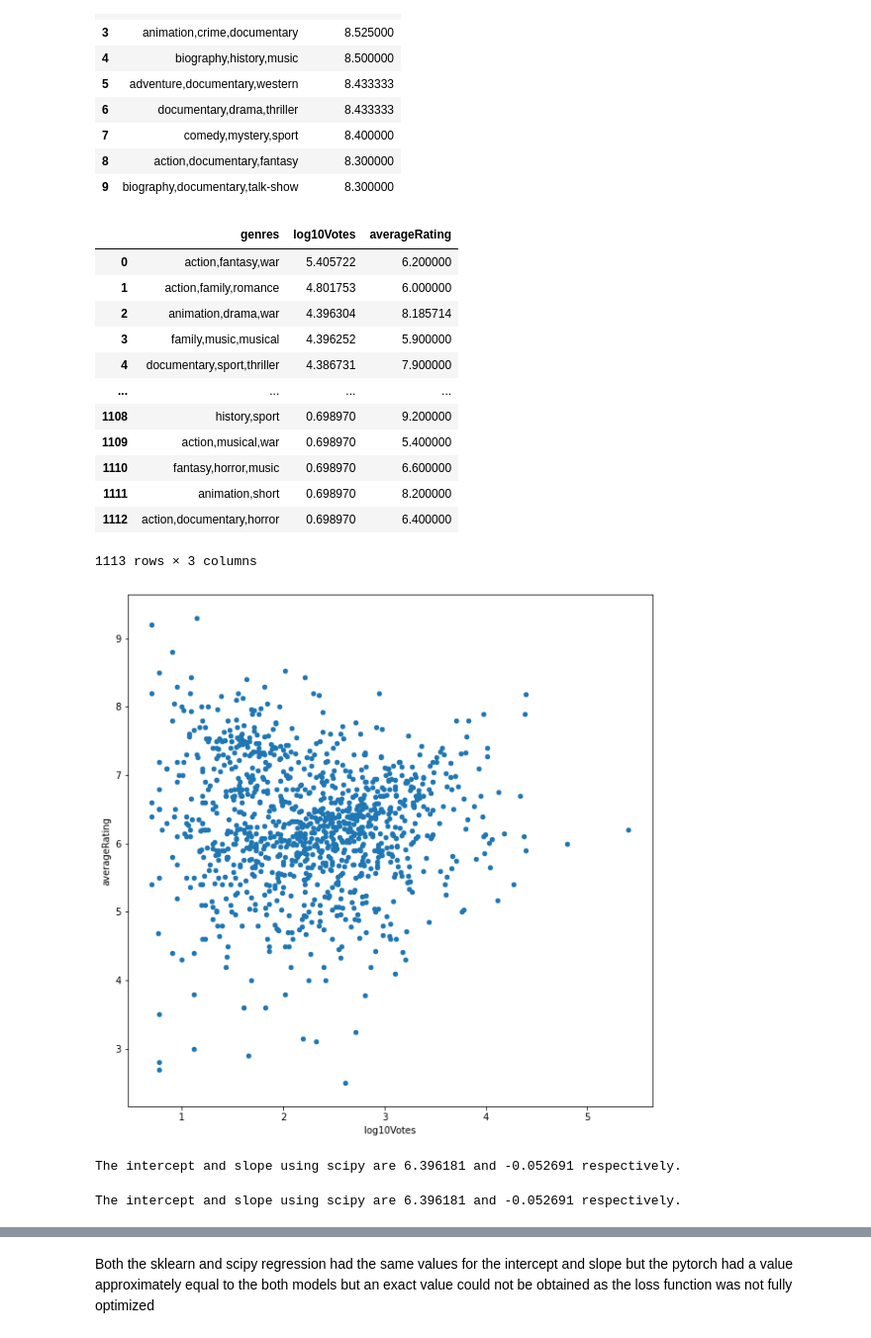
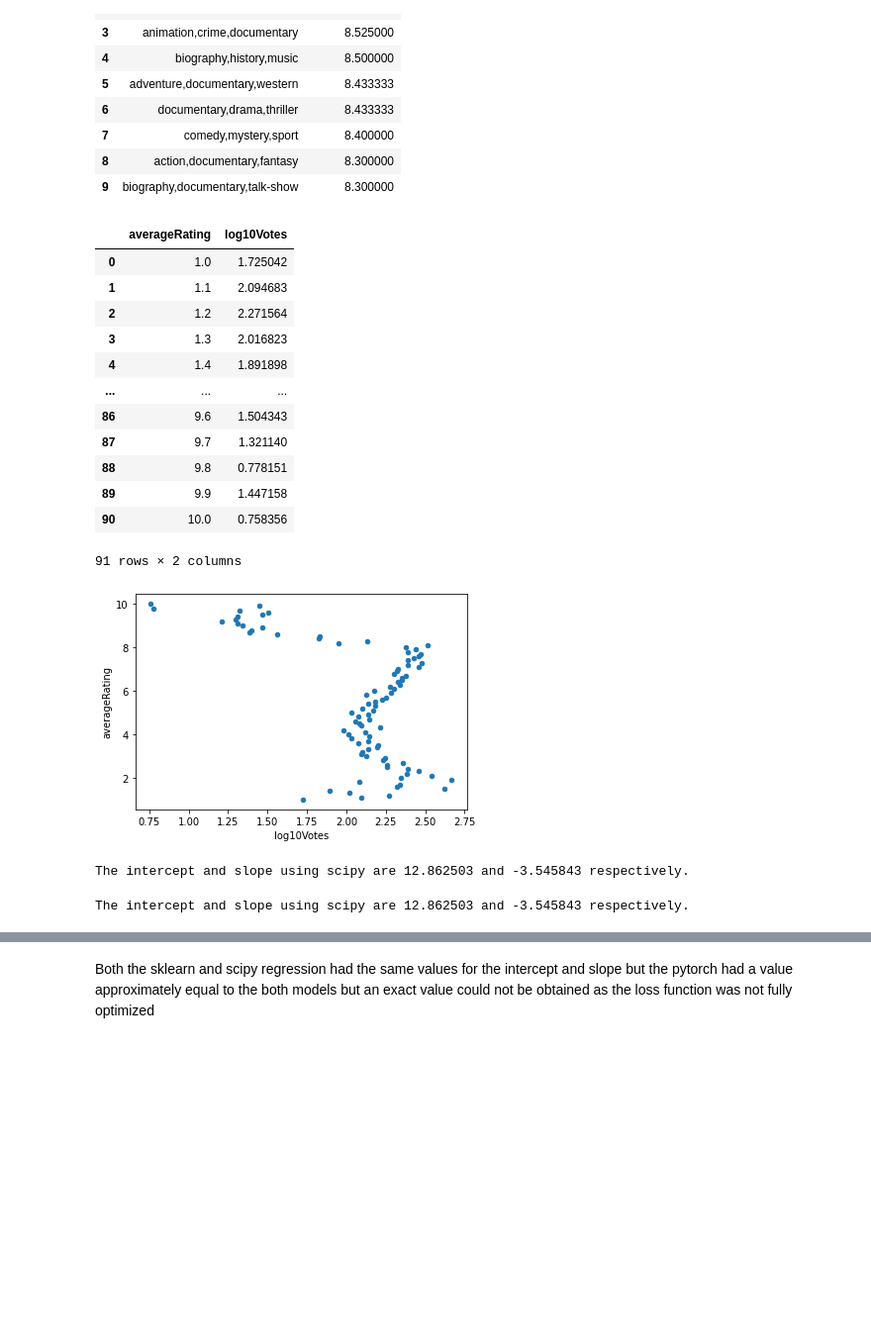
Before and after one commit to Sekyereamp1/DSI-Assignment, a Jupyter notebook: DSI_Assignment.ipynb, the cells around one changed output, grey strips where cells are left out. Shown: that part at 99% size. Drawn from its saved outputs; the diff is of its cells as text; code cells hidden in the pictures; blank space fills up the shorter version.

Commit message:
Update on groupby and scatter plots

```diff
--- a/DSI_Assignment.ipynb
+++ b/DSI_Assignment.ipynb
@@ -320,38 +318,41 @@ com_data = vote_group.merge(rating_group, on ='genres', how ='inner')
+# %%
+com_data = df_new.groupby(
+                  'averageRating').mean()['log10Votes'].reset_index()
 # %%
 com_data
 # %% [output]
-|  | genres | log10Votes | averageRating |
-| 0 | action,fantasy,war | 5.405722 | 6.200000 |
-| 1 | action,family,romance | 4.801753 | 6.000000 |
-| 2 | animation,drama,war | 4.396304 | 8.185714 |
-| 3 | family,music,musical | 4.396252 | 5.900000 |
-| 4 | documentary,sport,thriller | 4.386731 | 7.900000 |
-| ... | ... | ... | ... |
-| 1108 | history,sport | 0.698970 | 9.200000 |
-| 1109 | action,musical,war | 0.698970 | 5.400000 |
-| 1110 | fantasy,horror,music | 0.698970 | 6.600000 |
-| 1111 | animation,short | 0.698970 | 8.200000 |
-| 1112 | action,documentary,horror | 0.698970 | 6.400000 |
+|  | averageRating | log10Votes |
+| 0 | 1.0 | 1.725042 |
+| 1 | 1.1 | 2.094683 |
+| 2 | 1.2 | 2.271564 |
+| 3 | 1.3 | 2.016823 |
+| 4 | 1.4 | 1.891898 |
+| ... | ... | ... |
+| 86 | 9.6 | 1.504343 |
+| 87 | 9.7 | 1.321140 |
+| 88 | 9.8 | 0.778151 |
+| 89 | 9.9 | 1.447158 |
+| 90 | 10.0 | 0.758356 |
-1113 rows × 3 columns
+91 rows × 2 columns
 # %%
 # Scatter diagram of averageRating vs log10Votes
-com_data.plot.scatter(x='log10Votes', y='averageRating',figsize =(10,10))
+com_data.plot.scatter(x='log10Votes', y='averageRating')
 plt.show()
 # %% [output]
-[figure, old version]
+[figure, new version]
 # %%
 # Linear regression model using scipy
 reg_scipy = stats.linregress(com_data.log10Votes, com_data.averageRating)
 print(f'The intercept and slope using scipy are {reg_scipy.intercept:5f} and {reg_scipy.slope:5f} respectively.')
 # %% [output]
-The intercept and slope using scipy are 6.396181 and -0.052691 respectively.
+The intercept and slope using scipy are 12.862503 and -3.545843 respectively.
 # %%
 # Linear regression model using sklearn
 model = LinearRegression()
 reg_sklearn = model.fit(np.asarray(com_data.log10Votes).reshape(-1, 1), com_data.averageRating)
 print(f'The intercept and slope using scipy are {reg_sklearn.intercept_:5f} and {reg_sklearn.coef_[0]:5f} respectively.')
 # %% [output]
-The intercept and slope using scipy are 6.396181 and -0.052691 respectively.
+The intercept and slope using scipy are 12.862503 and -3.545843 respectively.
 # %%
 # Linear regression model using pytorch
 
```
Also changed, not shown: parts of 5 cells of this notebook.
